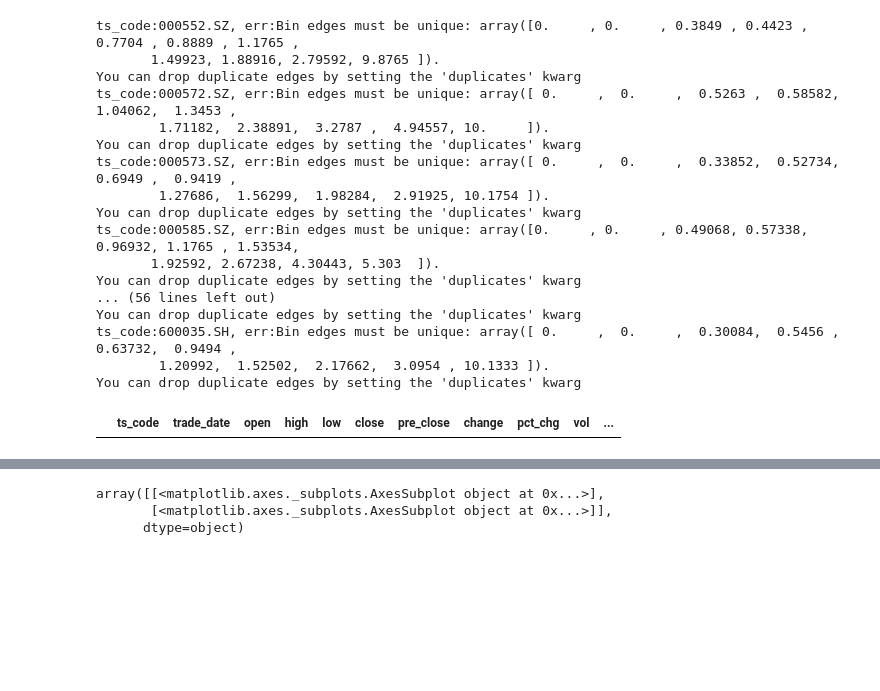
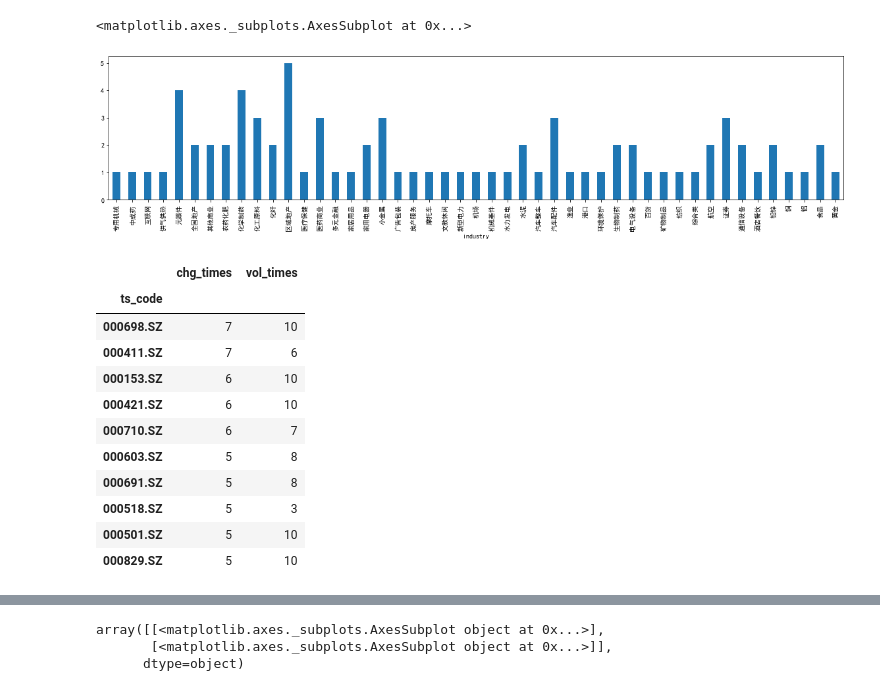
Before and after one commit to wd64759/quants, a Jupyter notebook: quants/abnormal_stocks.ipynb, the cells around one changed output, grey strips where cells are left out. Saved outputs shown, nothing was run; the diff lists cells and outputs as text; code cells hidden in the pictures; blank space fills up the shorter version.

```diff
--- a/quants/abnormal_stocks.ipynb
+++ b/quants/abnormal_stocks.ipynb
@@ -2,11 +2,15 @@
 import numpy as np
 import pandas as pd
 import matplotlib.pyplot as plt
+plt.rcParams['font.family'] = 'SimHei'
 
 from local_utilities import load_as_df
 # %%
 stock_list = load_as_df('select * from base_stocks where market = "主板"')
-s1,s2,s3,s4 = stock_list.ts_code[:500], stock_list.ts_code[500:1000], stock_list.ts_code[1000:1500], stock_list[1500:]
+stock_list = stock_list.set_index('ts_code')
+code_list = list(stock_list.index)
+
+s1,s2,s3,s4 = code_list[:500], code_list[500:1000], code_list[1000:1500], code_list[1500:]
 # %%
 ts_code = s1[0]
 def find_spec(ts_code, start_day='2019-01-01'):
@@ -25,25 +29,13 @@ def find_spec(ts_code, start_day='2019-01-01'):
 spec_list = []
 for s in s1:
     spec_list.append(find_spec(s))
-# %% [output]
-ts_code:000552.SZ, err:Bin edges must be unique: array([0.     , 0.     , 0.3849 , 0.4423 , 0.7704 , 0.8889 , 1.1765 ,
-       1.49923, 1.88916, 2.79592, 9.8765 ]).
-You can drop duplicate edges by setting the 'duplicates' kwarg
-ts_code:000572.SZ, err:Bin edges must be unique: array([ 0.     ,  0.     ,  0.5263 ,  0.58582,  1.04062,  1.3453 ,
-        1.71182,  2.38891,  3.2787 ,  4.94557, 10.     ]).
-You can drop duplicate edges by setting the 'duplicates' kwarg
-ts_code:000573.SZ, err:Bin edges must be unique: array([ 0.     ,  0.     ,  0.33852,  0.52734,  0.6949 ,  0.9419 ,
-        1.27686,  1.56299,  1.98284,  2.91925, 10.1754 ]).
-You can drop duplicate edges by setting the 'duplicates' kwarg
-ts_code:000585.SZ, err:Bin edges must be unique: array([0.     , 0.     , 0.49068, 0.57338, 0.96932, 1.1765 , 1.53534,
-       1.92592, 2.67238, 4.30443, 5.303  ]).
-You can drop duplicate edges by setting the 'duplicates' kwarg
-... (56 lines left out)
-You can drop duplicate edges by setting the 'duplicates' kwarg
-ts_code:600035.SH, err:Bin edges must be unique: array([ 0.     ,  0.     ,  0.30084,  0.5456 ,  0.63732,  0.9494 ,
-        1.20992,  1.52502,  2.17662,  3.0954 , 10.1333 ]).
-You can drop duplicate edges by setting the 'duplicates' kwarg
-# %%
-df_days[df_days.ts_code == '000552.SZ']
-# %% [output]
-|  | ts_code | trade_date | open | high | low | close | pre_close | change | pct_chg | vol | ... |
+# %%
+df_spec = pd.DataFrame(spec_list, columns=('ts_code', 'chg_times', 'vol_times'))
+df_spec = df_spec.set_index('ts_code')
+df_spec = df_spec[(df_spec.chg_times > 2) & (df_spec.vol_times > 1)].sort_values(by='chg_times', ascending=False)
+df_spec = df_spec.join(stock_list)
+# %%
+df_spec.groupby('industry', as_index=True).count()['symbol'].plot(kind='bar', figsize=(20,4))
+# %% [output]
+<matplotlib.axes._subplots.AxesSubplot at 0x...>
+[figure, added]
@@ -49,0 +44,15 @@ df_days[df_days.ts_code == '000552.SZ']
+# %%
+df_spec[:10]
+# %% [output]
+|  | chg_times | vol_times |
+| ts_code |  |  |
+| 000698.SZ | 7 | 10 |
+| 000411.SZ | 7 | 6 |
+| 000153.SZ | 6 | 10 |
+| 000421.SZ | 6 | 10 |
+| 000710.SZ | 6 | 7 |
+| 000603.SZ | 5 | 8 |
+| 000691.SZ | 5 | 8 |
+| 000518.SZ | 5 | 3 |
+| 000501.SZ | 5 | 10 |
+| 000829.SZ | 5 | 10 |
```
Also changed, not shown: parts of 6 cells of this notebook.
